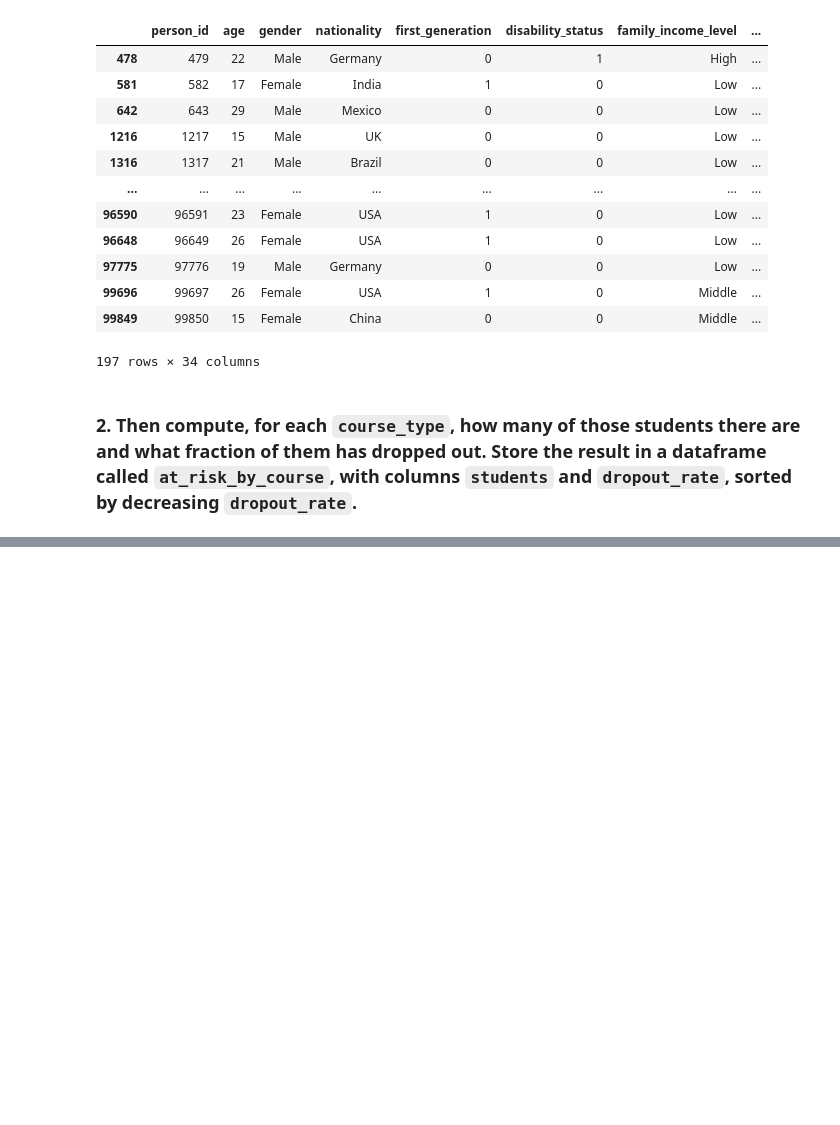
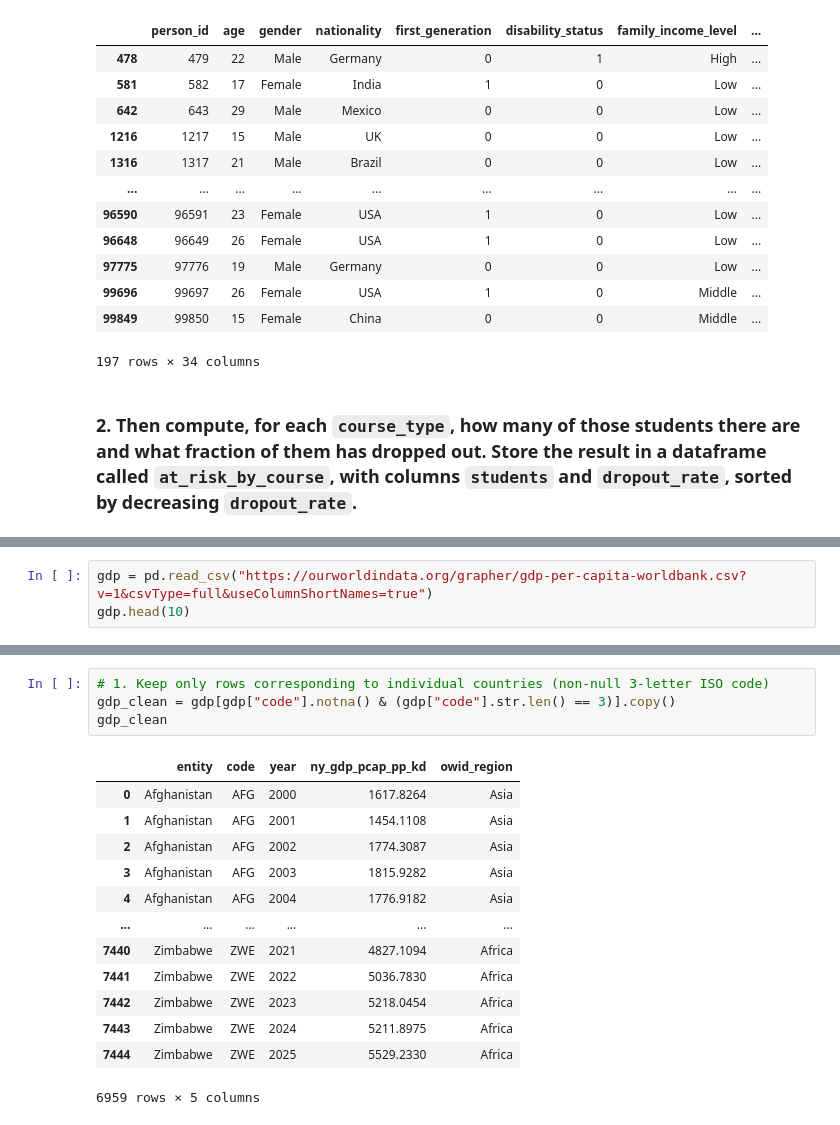
Before and after one commit to jeevankoiri10/data-science-project-student-dropout-risk, a Jupyter notebook: main.ipynb, the cells around one changed output, grey strips where cells are left out. Cells and saved outputs as stored; diff of their text form; blank space fills up the shorter version.

```diff
--- a/main.ipynb
+++ b/main.ipynb
@@ -60,0 +255,3 @@ at_risk
+# %%
+gdp = pd.read_csv("https://ourworldindata.org/grapher/gdp-per-capita-worldbank.csv?v=1&csvType=full&useColumnShortNames=true")
+gdp.head(10)
@@ -60,0 +283,18 @@ at_risk
+# %%
+# 1. Keep only rows corresponding to individual countries (non-null 3-letter ISO code)
+gdp_clean = gdp[gdp["code"].notna() & (gdp["code"].str.len() == 3)].copy()
+gdp_clean
+# %% [output]
+|  | entity | code | year | ny_gdp_pcap_pp_kd | owid_region |
+| 0 | Afghanistan | AFG | 2000 | 1617.8264 | Asia |
+| 1 | Afghanistan | AFG | 2001 | 1454.1108 | Asia |
+| 2 | Afghanistan | AFG | 2002 | 1774.3087 | Asia |
+| 3 | Afghanistan | AFG | 2003 | 1815.9282 | Asia |
+| 4 | Afghanistan | AFG | 2004 | 1776.9182 | Asia |
+| ... | ... | ... | ... | ... | ... |
+| 7440 | Zimbabwe | ZWE | 2021 | 4827.1094 | Africa |
+| 7441 | Zimbabwe | ZWE | 2022 | 5036.7830 | Africa |
+| 7442 | Zimbabwe | ZWE | 2023 | 5218.0454 | Africa |
+| 7443 | Zimbabwe | ZWE | 2024 | 5211.8975 | Africa |
+| 7444 | Zimbabwe | ZWE | 2025 | 5529.2330 | Africa |
+6959 rows × 5 columns
```
Also changed, not shown: parts of 23 cells of this notebook.
